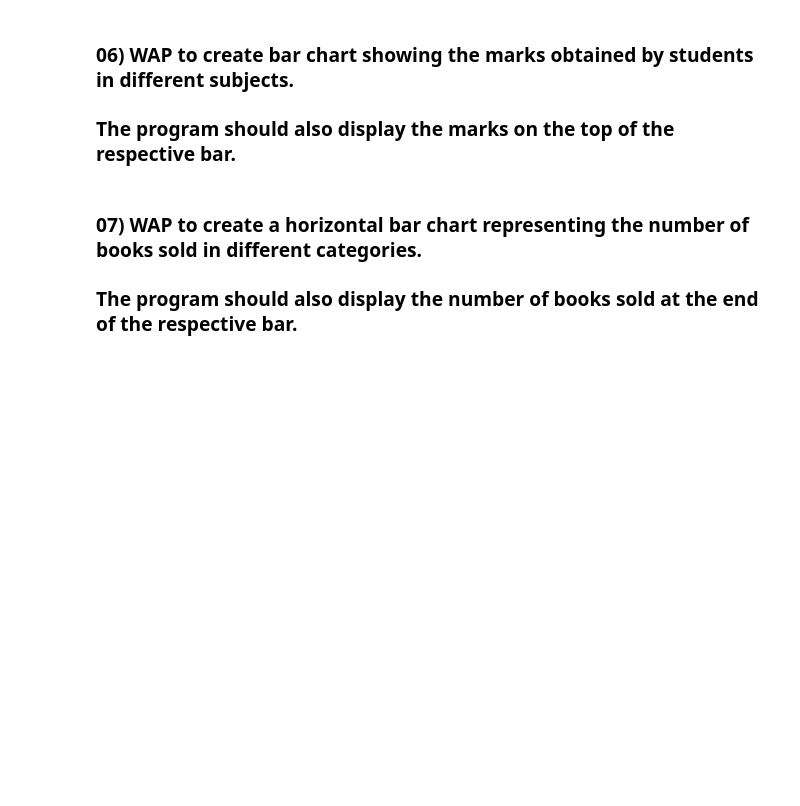
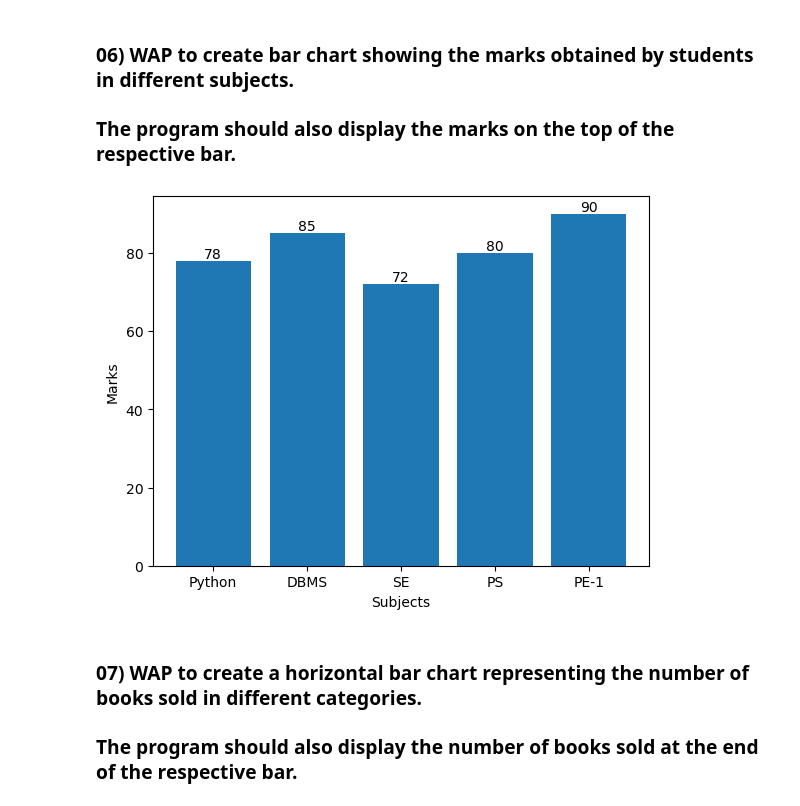
Before and after one commit to Narolayash/python-lab-programs, a Jupyter notebook: Python Programming - Lab - 14.ipynb, the cells around one changed output. Saved outputs shown, nothing was run; the diff lists cells and outputs as text; code cells hidden in the pictures; blank space fills up the shorter version.

```diff
--- a/Python Programming - Lab - 14.ipynb
+++ b/Python Programming - Lab - 14.ipynb
@@ -89,6 +89,14 @@ plt.show()
 # %%
 Subjects = ["Python", "DBMS", "SE", "PS", "PE-1"]
 Marks = [78, 85, 72, 80, 90]
+# %%
+bars = plt.bar(Subjects, Marks)
+plt.xlabel("Subjects")
+plt.ylabel("Marks")
+plt.bar_label(bars)
+plt.show()
+# %% [output]
+[figure, added]
 # %% [markdown]
 ### 07) WAP to create a horizontal bar chart representing the number of books sold in different categories.
 ### The program should also display the number of books sold at the end of the respective bar.
```
Also changed, not shown: parts of 5 cells of this notebook.
